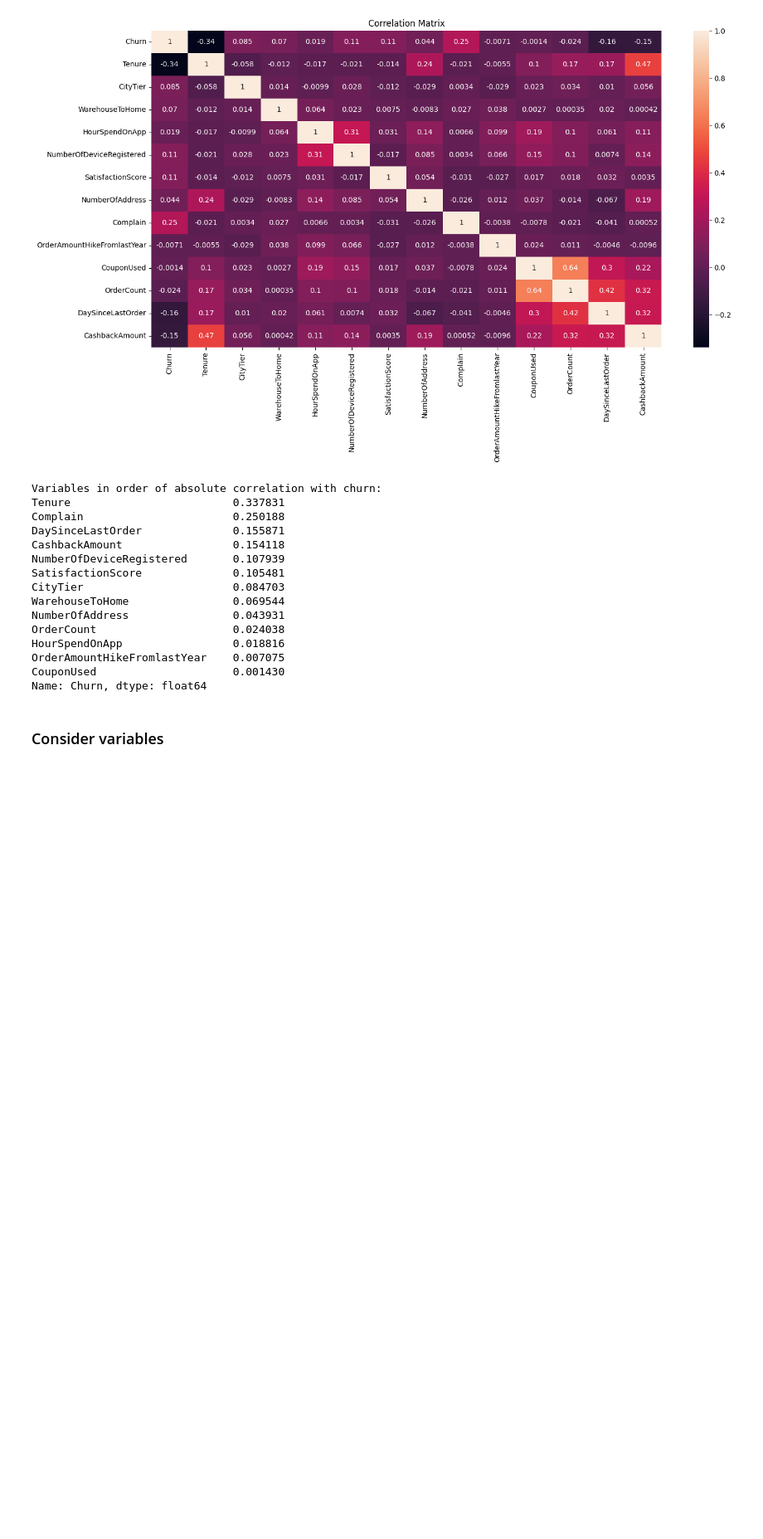
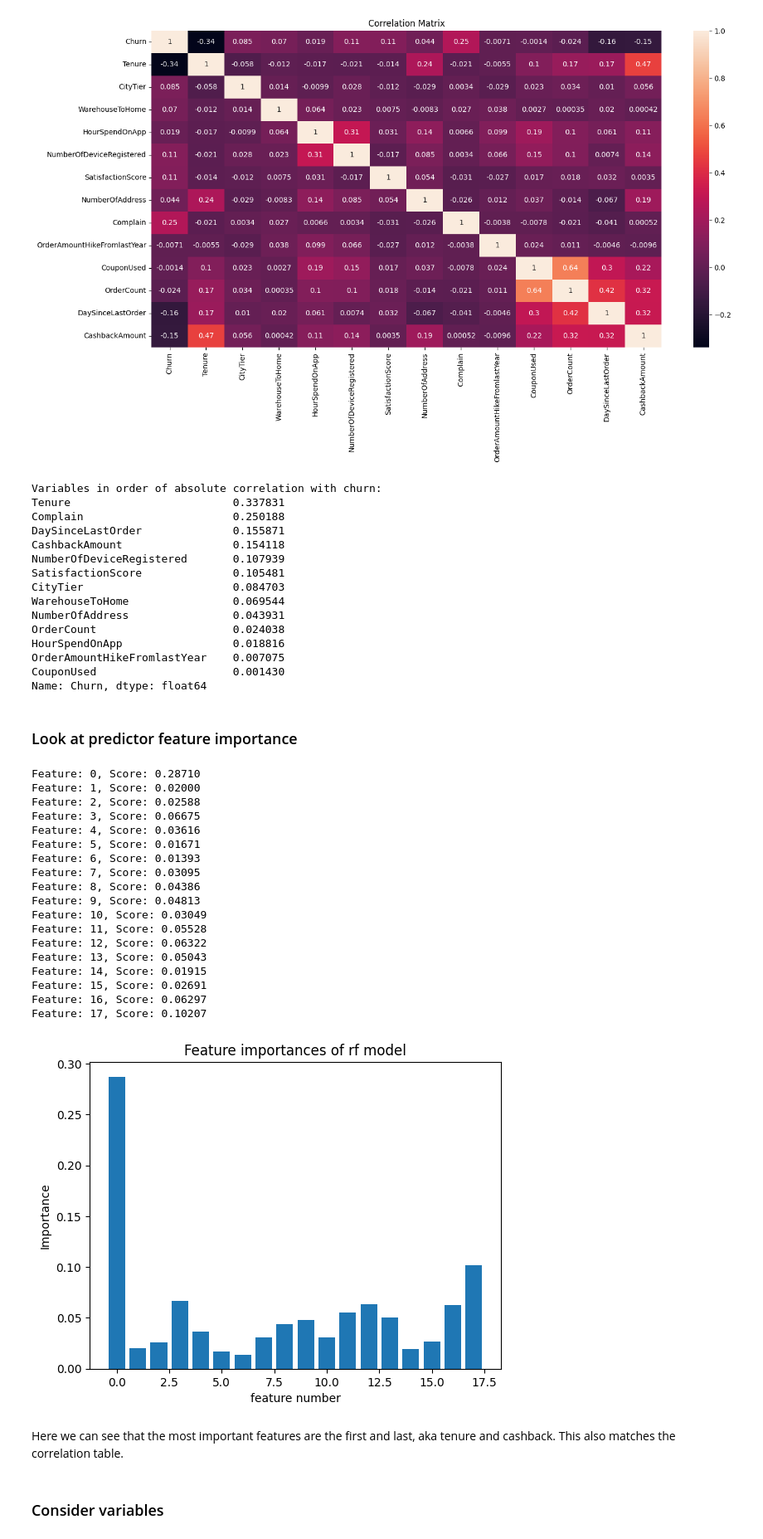
Before and after one commit to PiersMolyneux/customer-churn-AB-test, a Jupyter notebook: ReduceChurnABTestingCampaign.ipynb, the cells around one changed output. Shown at 83% size. Drawn from its saved outputs; the diff is of its cells as text; code cells hidden in the pictures; blank space fills up the shorter version.

```diff
--- a/ReduceChurnABTestingCampaign.ipynb
+++ b/ReduceChurnABTestingCampaign.ipynb
@@ -147,6 +147,43 @@ HourSpendOnApp                 0.018816
 OrderAmountHikeFromlastYear    0.007075
 CouponUsed                     0.001430
 Name: Churn, dtype: float64
+# %% [markdown]
+### Look at predictor feature importance
+# %%
+# get importance
+importances = rf_classifier.feature_importances_
+# summarize feature importance
+for i,v in enumerate(importances):
+ print('Feature: %0d, Score: %.5f' % (i,v))
+
+# plot feature importance
+plt.bar([int(x) for x in range(len(importances))], importances)
+plt.title("Feature importances of rf model")
+plt.xlabel("feature number")
+plt.ylabel("Importance")
+plt.show()
+# %% [output]
+Feature: 0, Score: 0.28710
+Feature: 1, Score: 0.02000
+Feature: 2, Score: 0.02588
+Feature: 3, Score: 0.06675
+Feature: 4, Score: 0.03616
+Feature: 5, Score: 0.01671
+Feature: 6, Score: 0.01393
+Feature: 7, Score: 0.03095
+Feature: 8, Score: 0.04386
+Feature: 9, Score: 0.04813
+Feature: 10, Score: 0.03049
+Feature: 11, Score: 0.05528
+Feature: 12, Score: 0.06322
+Feature: 13, Score: 0.05043
+Feature: 14, Score: 0.01915
+Feature: 15, Score: 0.02691
+Feature: 16, Score: 0.06297
+Feature: 17, Score: 0.10207
+[figure, added]
+# %% [markdown]
+Here we can see that the most important features are the first and last, aka tenure and cashback. This also matches the correlation table.
 # %% [markdown]
 ### Consider variables
 # %% [markdown]
```
Also changed, not shown: parts of 11 cells of this notebook.
